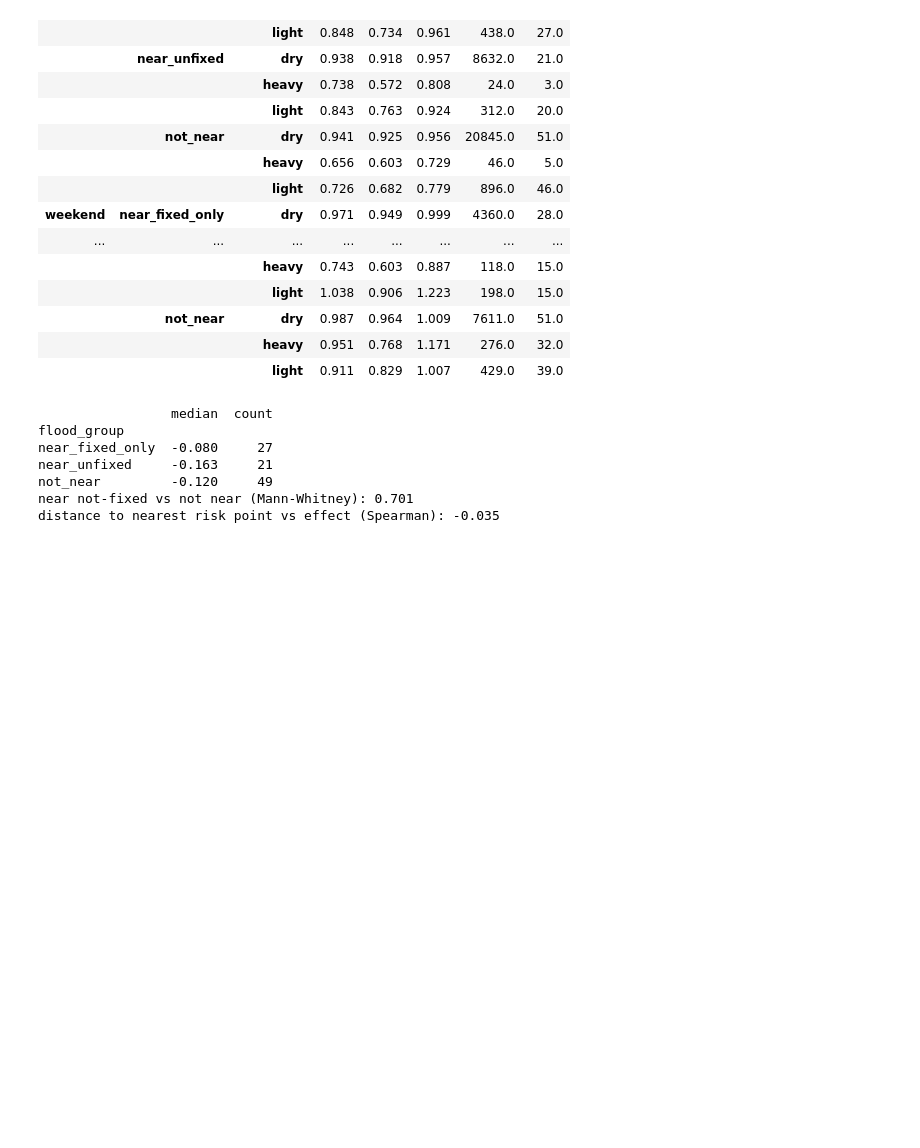
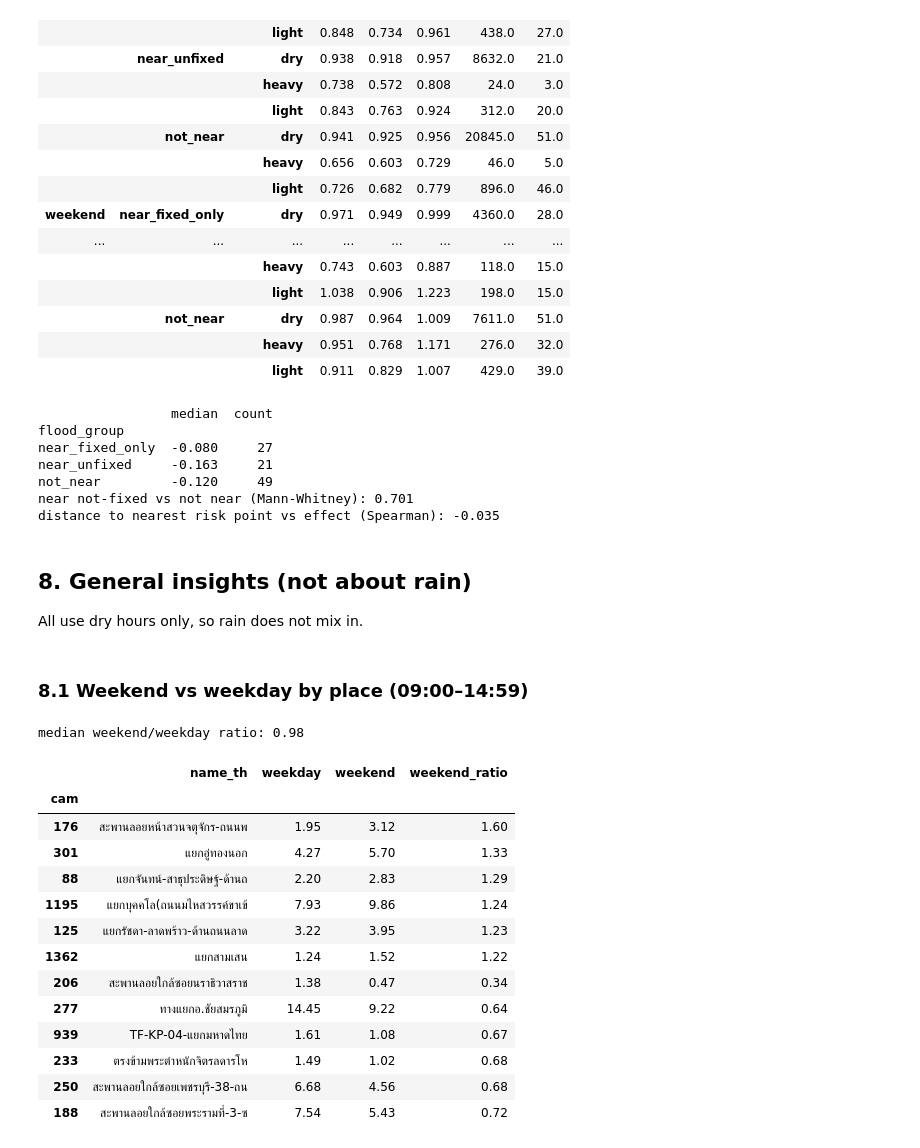
Before and after one commit to Mahhhh123/DSDE-Project-Traffic, a Jupyter notebook: 03_data_science/analysis.ipynb, the cells around one changed output. Cells and saved outputs as stored; diff of their text form; code cells hidden in the pictures; blank space fills up the shorter version.

```diff
--- a/03_data_science/analysis.ipynb
+++ b/03_data_science/analysis.ipynb
@@ -305,3 +305,30 @@ near_unfixed     -0.163     21
 not_near         -0.120     49
 near not-fixed vs not near (Mann-Whitney): 0.701
 distance to nearest risk point vs effect (Spearman): -0.035
+# %% [markdown]
+## 8. General insights (not about rain)
+All use dry hours only, so rain does not mix in.
+# %% [markdown]
+### 8.1 Weekend vs weekday by place (09:00–14:59)
+# %%
+mid = dry[dry.hour.between(9, 14)].groupby(['cam', 'day']).vehicles.mean().unstack()
+mid['weekend_ratio'] = mid.weekend / mid.weekday
+mid = mid.join(cams.set_index('cam')[['name_th']])
+print('median weekend/weekday ratio:', round(mid.weekend_ratio.median(), 2))
+pd.concat([mid.sort_values('weekend_ratio', ascending=False).head(6), mid.sort_values('weekend_ratio').head(6)])[['name_th', 'weekday', 'weekend', 'weekend_ratio']].round(2)
+# %% [output]
+median weekend/weekday ratio: 0.98
+|  | name_th | weekday | weekend | weekend_ratio |
+| cam |  |  |  |  |
+| 176 | สะพานลอยหน้าสวนจตุจักร-ถนนพ | 1.95 | 3.12 | 1.60 |
+| 301 | แยกอู่ทองนอก | 4.27 | 5.70 | 1.33 |
+| 88 | แยกจันทน์-สาธุประดิษฐ์-ด้านถ | 2.20 | 2.83 | 1.29 |
+| 1195 | แยกบุคคโล(ถนนมไหสวรรค์ขาเข้ | 7.93 | 9.86 | 1.24 |
+| 125 | แยกรัชดา-ลาดพร้าว-ด้านถนนลาด | 3.22 | 3.95 | 1.23 |
+| 1362 | แยกสามเสน | 1.24 | 1.52 | 1.22 |
+| 206 | สะพานลอยใกล้ซอยนราธิวาสราช | 1.38 | 0.47 | 0.34 |
+| 277 | ทางแยกอ.ชัยสมรภูมิ | 14.45 | 9.22 | 0.64 |
+| 939 | TF-KP-04-แยกมหาดไทย | 1.61 | 1.08 | 0.67 |
+| 233 | ตรงข้ามพระตำหนักจิตรลดารโห | 1.49 | 1.02 | 0.68 |
+| 250 | สะพานลอยใกล้ซอยเพชรบุรี-38-ถน | 6.68 | 4.56 | 0.68 |
+| 188 | สะพานลอยใกล้ซอยพระรามที่-3-ซ | 7.54 | 5.43 | 0.72 |
```
Also changed, not shown: parts of 11 cells of this notebook, 2 other files.
